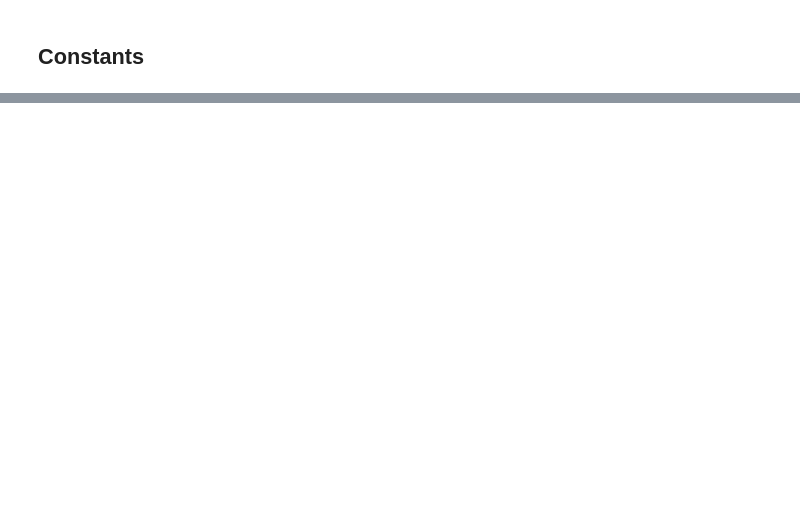
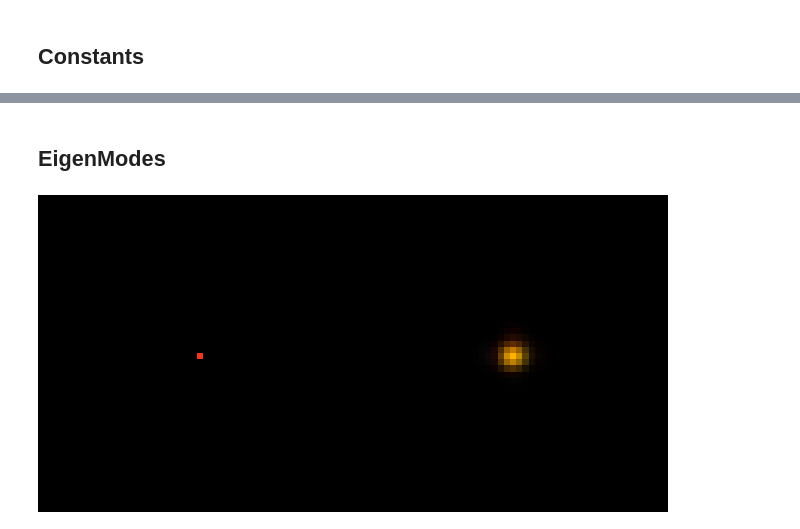
Before and after one commit to LukasScarfe/MultiplaneTurb, a Jupyter notebook: Lukas_Workspace.ipynb, the cells around one changed output, grey strips where cells are left out. Drawn from its saved outputs; the diff is of its cells as text; code cells hidden in the pictures; blank space fills up the shorter version.

```diff
--- a/Lukas_Workspace.ipynb
+++ b/Lukas_Workspace.ipynb
@@ -454,0 +413,28 @@ plt.show()
+# %% [markdown]
+## EigenModes
+# %%
+#Create the input and output pixel modes
+
+F=Begin(size,wavelength,N)
+F=SubPhase(F,np.zeros((N,N)))
+intenseAll=[]
+initBeams=[]
+endFields=[]
+
+for j in progress(range(N)):
+#for j in progress(range(int(2*N/8),int(6*N/8))):
+    for i in range(N):
+    #for i in range(int(2*N/8),int(6*N/8)):
+        intens=np.zeros((N,N))
+        intens[j][i]=1
+        intenseAll.append(intens)
+        F=SubIntensity(F,intens)
+        initBeams.append(F)
+        endFields.append(np.array(propChannel(F,z,abbs,'0').field).reshape(N**2))
+        #endFields.append(np.array(propChannel(F,z,abbs,'0').field[int(2*N/8):int(6*N/8)][int(2*N/8):int(6*N/8)]).reshape(int((N/2)**2)))
+
+
+#propagate one example beam
+plotBeam([initBeams[int((len(initBeams)+np.sqrt(len(initBeams)))/2)],propChannel(initBeams[int((len(initBeams)+np.sqrt(len(initBeams)))/2)],z,abbs,'1')])
+# %% [output]
+[figure, added]
```
Also changed, not shown: parts of 74 cells of this notebook.
